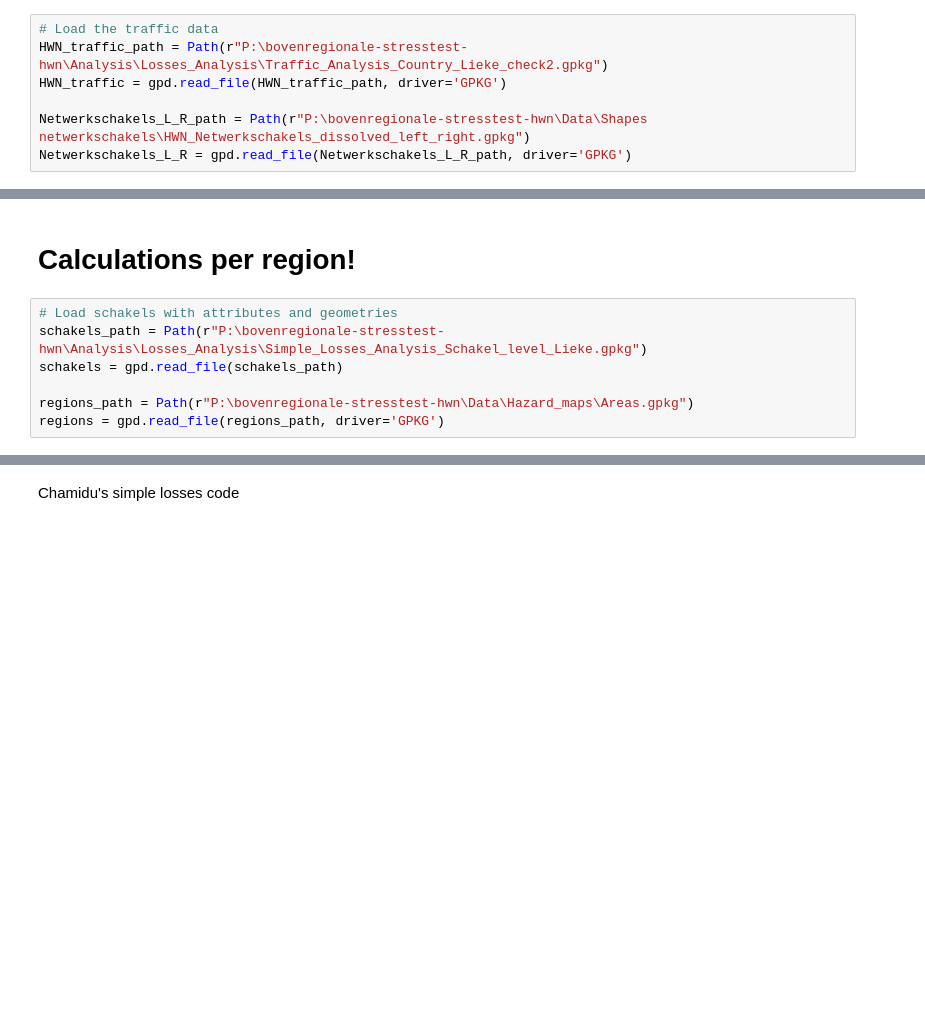
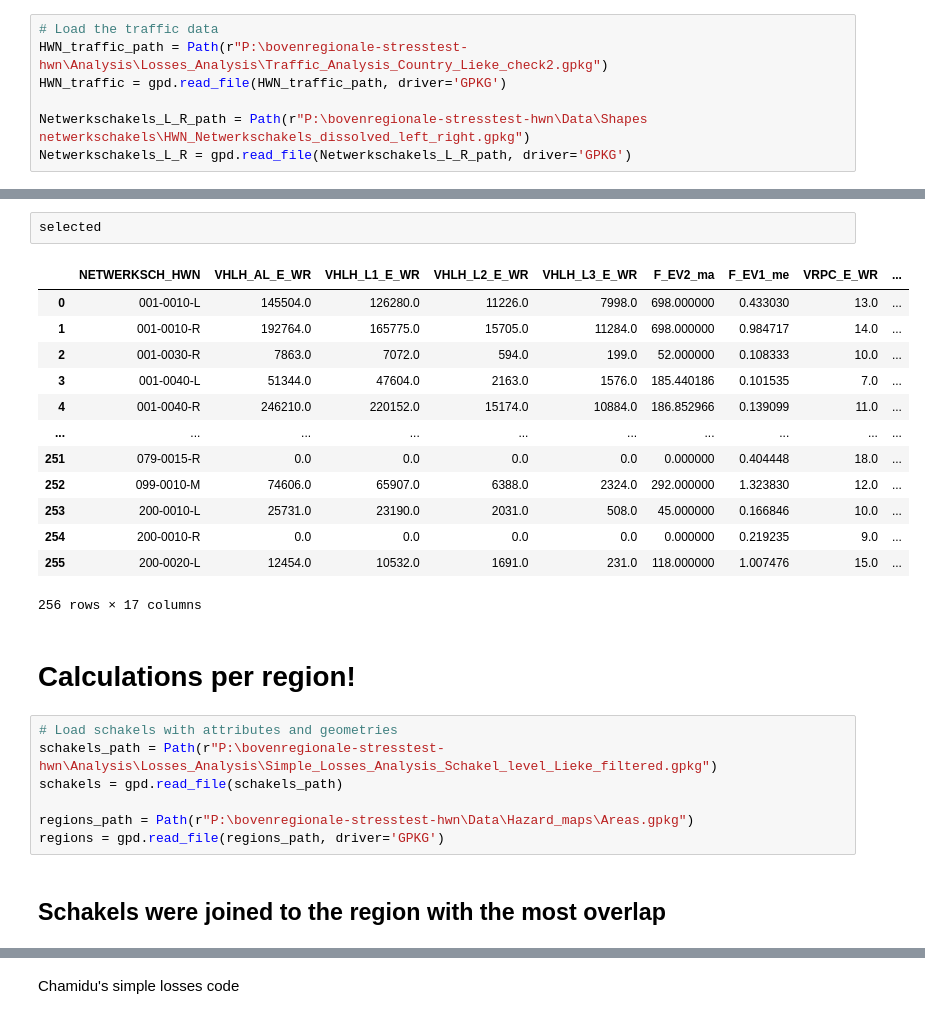
Before and after one commit to LiekeMeijer/bovenregionale_strestest, a Jupyter notebook: scripts_run/Traffic_Analysis_check_Lieke.ipynb, the cells around one changed output, grey strips where cells are left out. Cells and saved outputs as stored; diff of their text form; blank space fills up the shorter version.

```diff
--- a/scripts_run/Traffic_Analysis_check_Lieke.ipynb
+++ b/scripts_run/Traffic_Analysis_check_Lieke.ipynb
@@ -256,10 +295,28 @@ Saved schakel-level data with attributes and geometries from Netwerkschakels_L_R
+# %%
+selected
+# %% [output]
+|  | NETWERKSCH_HWN | VHLH_AL_E_WR | VHLH_L1_E_WR | VHLH_L2_E_WR | VHLH_L3_E_WR | F_EV2_ma | F_EV1_me | VRPC_E_WR | ... |
+| 0 | 001-0010-L | 145504.0 | 126280.0 | 11226.0 | 7998.0 | 698.000000 | 0.433030 | 13.0 | ... |
+| 1 | 001-0010-R | 192764.0 | 165775.0 | 15705.0 | 11284.0 | 698.000000 | 0.984717 | 14.0 | ... |
+| 2 | 001-0030-R | 7863.0 | 7072.0 | 594.0 | 199.0 | 52.000000 | 0.108333 | 10.0 | ... |
+| 3 | 001-0040-L | 51344.0 | 47604.0 | 2163.0 | 1576.0 | 185.440186 | 0.101535 | 7.0 | ... |
+| 4 | 001-0040-R | 246210.0 | 220152.0 | 15174.0 | 10884.0 | 186.852966 | 0.139099 | 11.0 | ... |
+| ... | ... | ... | ... | ... | ... | ... | ... | ... | ... |
+| 251 | 079-0015-R | 0.0 | 0.0 | 0.0 | 0.0 | 0.000000 | 0.404448 | 18.0 | ... |
+| 252 | 099-0010-M | 74606.0 | 65907.0 | 6388.0 | 2324.0 | 292.000000 | 1.323830 | 12.0 | ... |
+| 253 | 200-0010-L | 25731.0 | 23190.0 | 2031.0 | 508.0 | 45.000000 | 0.166846 | 10.0 | ... |
+| 254 | 200-0010-R | 0.0 | 0.0 | 0.0 | 0.0 | 0.000000 | 0.219235 | 9.0 | ... |
+| 255 | 200-0020-L | 12454.0 | 10532.0 | 1691.0 | 231.0 | 118.000000 | 1.007476 | 15.0 | ... |
+256 rows × 17 columns
 # %% [markdown]
 # Calculations per region!
 # %%
 # Load schakels with attributes and geometries
-schakels_path = Path(r"P:\bovenregionale-stresstest-hwn\Analysis\Losses_Analysis\Simple_Losses_Analysis_Schakel_level_Lieke.gpkg")
+schakels_path = Path(r"P:\bovenregionale-stresstest-hwn\Analysis\Losses_Analysis\Simple_Losses_Analysis_Schakel_level_Lieke_filtered.gpkg")
 schakels = gpd.read_file(schakels_path)
 
 regions_path = Path(r"P:\bovenregionale-stresstest-hwn\Data\Hazard_maps\Areas.gpkg")
 regions = gpd.read_file(regions_path, driver='GPKG')
+# %% [markdown]
+## Schakels were joined to the region with the most overlap
 # %%
```
Also changed, not shown: parts of 11 cells of this notebook.
